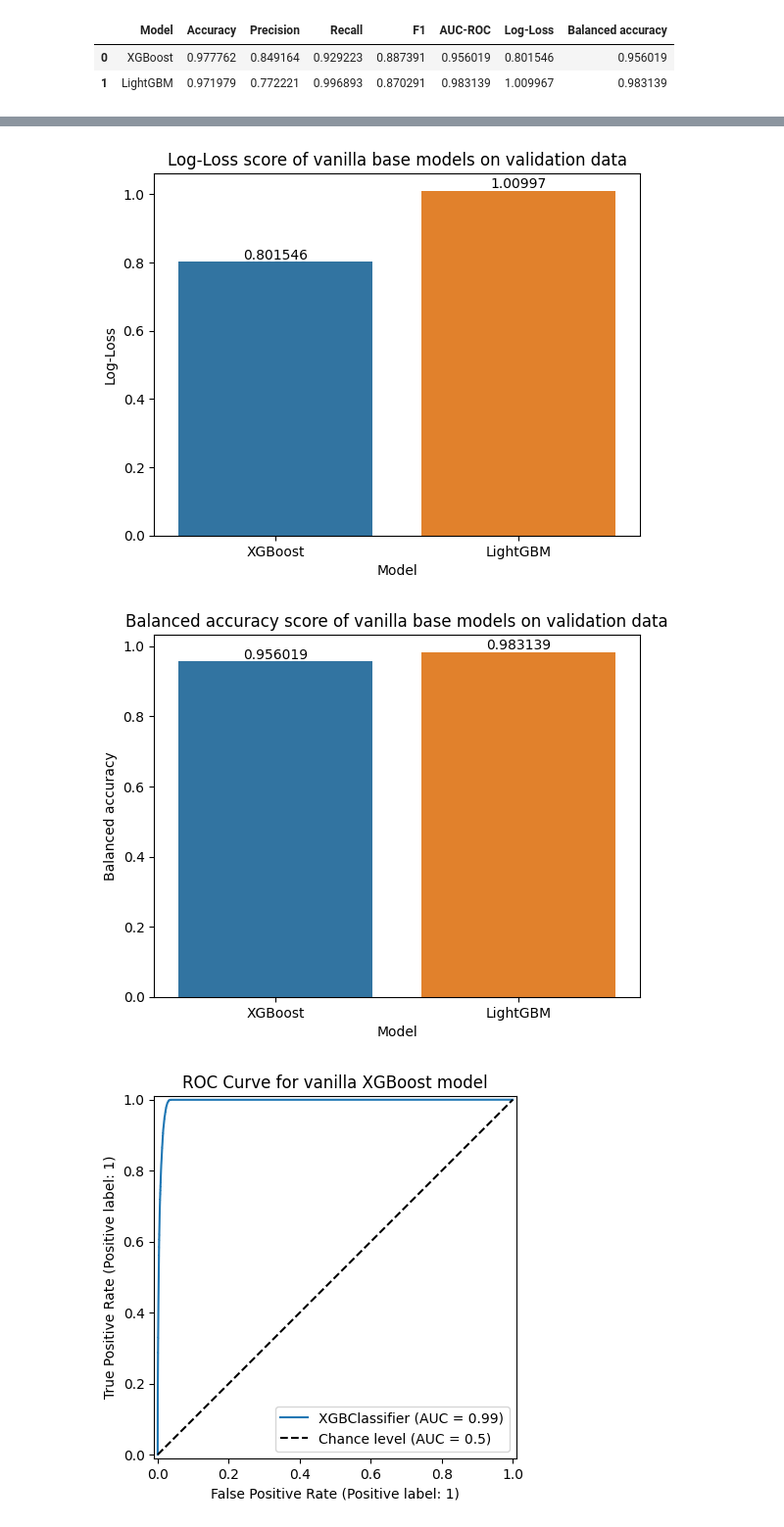
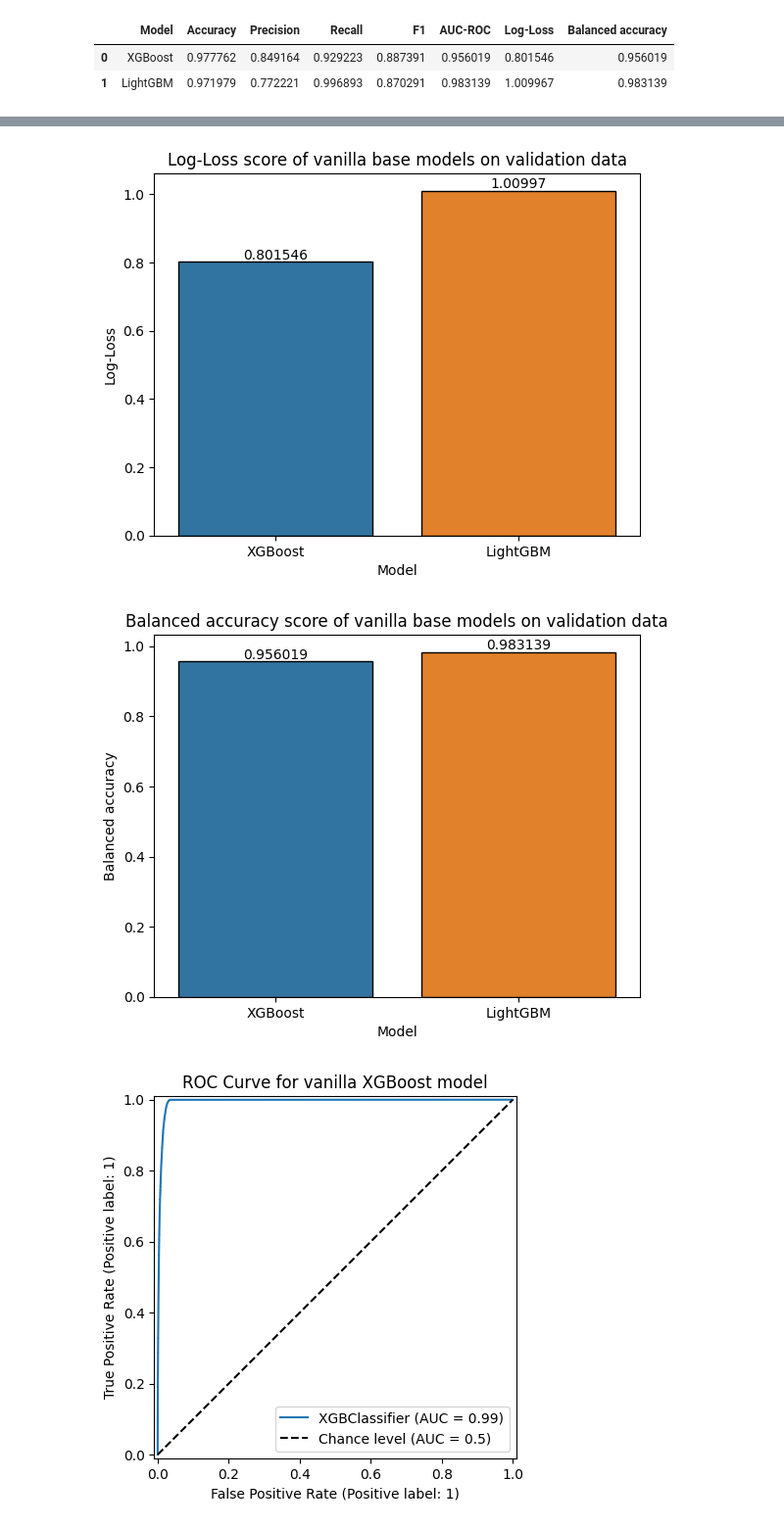
Before and after one commit to S84v/gst-analytics-hackathon, a Jupyter notebook: main.ipynb, the cells around one changed output, grey strips where cells are left out. Shown at 98% size. Saved outputs shown, nothing was run; the diff lists cells and outputs as text; code cells hidden in the pictures.

```diff
--- a/main.ipynb
+++ b/main.ipynb
@@ -365,7 +365,9 @@ vanilla_f1_scores
 ax = sns.barplot(data=vanilla_f1_scores,
                   x = vanilla_f1_scores['Model'],
                   y = vanilla_f1_scores['Score'],
-                  hue=vanilla_f1_scores['n_neighbors'])
+                  hue=vanilla_f1_scores['n_neighbors'],
+                  edgecolor = 'black',
+                  linewidth = 1)
 ax.set(title = 'F1 scores for base models')
 ax.bar_label(ax.containers[0])
 ax.bar_label(ax.containers[1])
@@ -473,7 +475,12 @@ model_scores
 | 1 | LightGBM | 0.971979 | 0.772221 | 0.996893 | 0.870291 | 0.983139 | 1.009967 | 0.983139 |
 # %%
 for col in model_scores.columns[1:]:
-    ax = sns.barplot(data=model_scores, x = 'Model', y = col, hue = 'Model')
+    ax = sns.barplot(data=model_scores,
+                     x = 'Model',
+                     y = col,
+                     hue = 'Model',
+                     edgecolor = 'black',
+                     linewidth = 1)
     ax.set_title(f'{col} score of vanilla base models on validation data')
     ax.bar_label(ax.containers[0])
     ax.bar_label(ax.containers[1])
@@ -487,5 +494,5 @@ for col in model_scores.columns[1:]:
-[figure, old version]
+[figure, new version]
-[figure, old version]
+[figure, new version]
 # %%
 roc_curve_lgbm = metrics.RocCurveDisplay.from_estimator(model_XGB,
                                                         x_val_imp,
```
Also changed, not shown: parts of 80 cells of this notebook.
